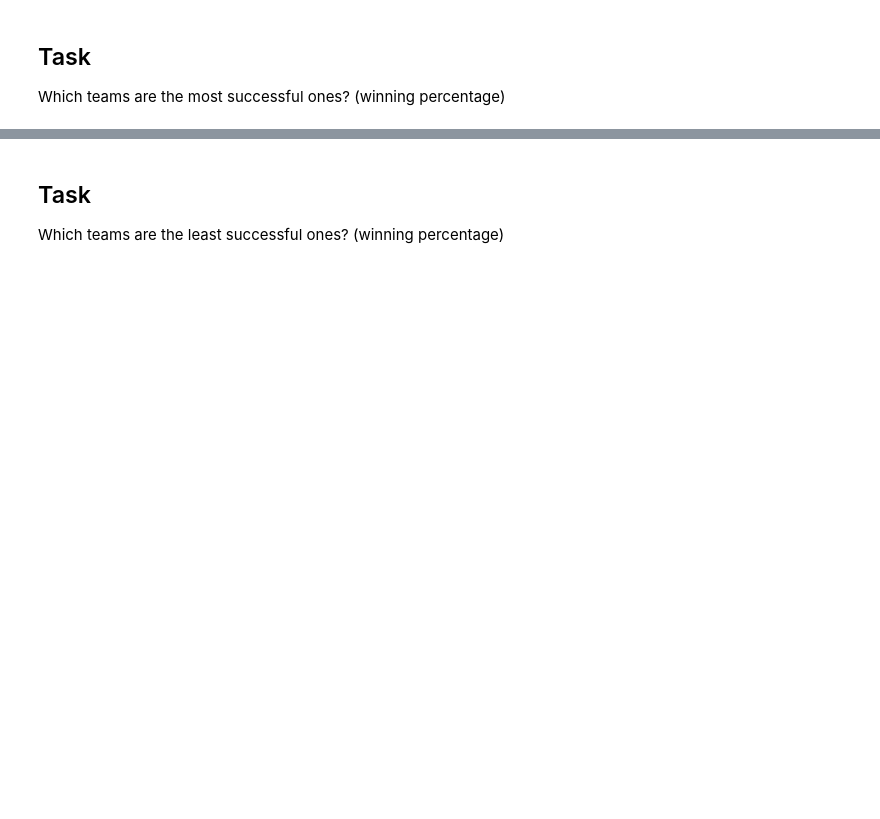
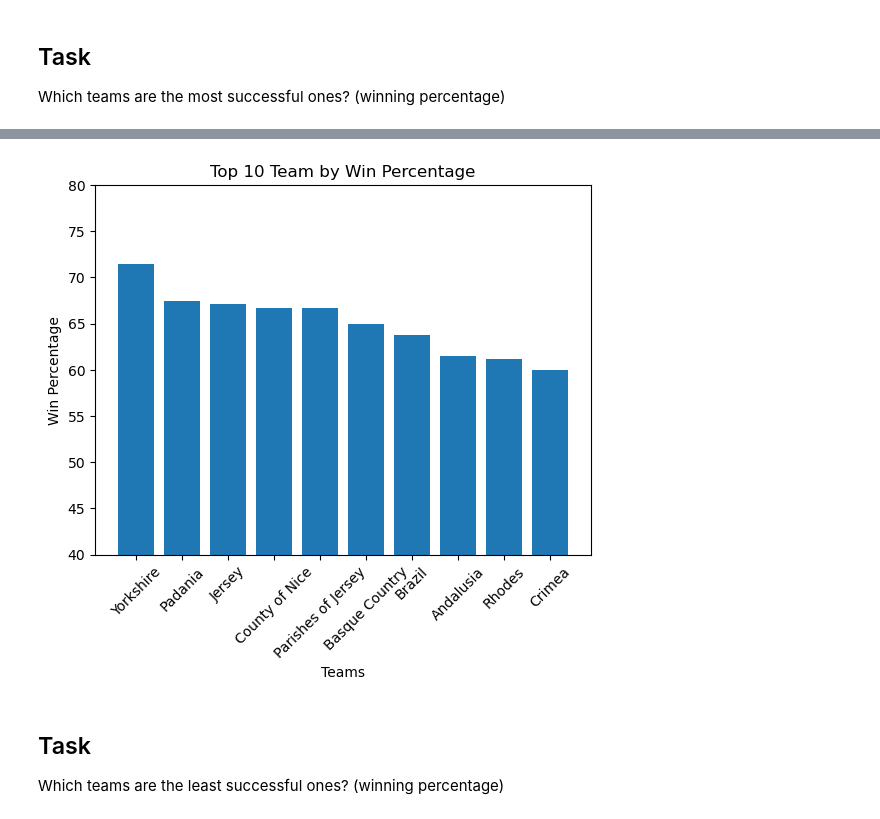
Before and after one commit to iuxo/lighthouse-data-notes, a Jupyter notebook: Week3/dataviz_exercises/dataviz_challenge.ipynb, the cells around one changed output, grey strips where cells are left out. Cells and saved outputs as stored; diff of their text form; code cells hidden in the pictures; blank space fills up the shorter version.

```diff
--- a/Week3/dataviz_exercises/dataviz_challenge.ipynb
+++ b/Week3/dataviz_exercises/dataviz_challenge.ipynb
@@ -25,0 +163,2 @@ Which teams are the most successful ones? (winning percentage)
+# %%
+wins['total_played'] = wins['home_played'] + wins['away_played']
@@ -25,0 +181,8 @@ Which teams are the most successful ones? (winning percentage)
+# %%
+condition = [
+    (data['who_won'] == 0),
+    (data['who_won'] == 1)
+]
+code = [data['home_team'], data['away_team']]
+
+data['team_won'] = np.select(condition, code)
@@ -26,3 +205,20 @@ Which teams are the most successful ones? (winning percentage)
+# %%
+wins = wins.merge(data.groupby('team_won')['team_won'].count().reset_index(name='count'), left_on='team', right_on= 'team_won', how ='left')
+wins.drop('team_won', inplace=True, axis = 1)
+wins.rename(columns={'count':'games_won'}, inplace=True)
+# %%
+wins['win_percentage'] = wins['games_won'] / wins['total_played'] * 100
+highest_wins = wins.nlargest(10, columns ='win_percentage')
+# %%
+plt.bar(highest_wins['team'], highest_wins['win_percentage'])
+plt.xlabel('Teams')
+plt.ylabel('Win Percentage')
+plt.title('Top 10 Team by Win Percentage')
+plt.ylim(40,80)
+plt.xticks(rotation = 45)
+plt.show()
+# %% [output]
+[figure, added]
 # %% [markdown]
 ## Task
 Which teams are the least successful ones? (winning percentage)
```
Also changed, not shown: parts of 27 cells of this notebook, 27 other files.
